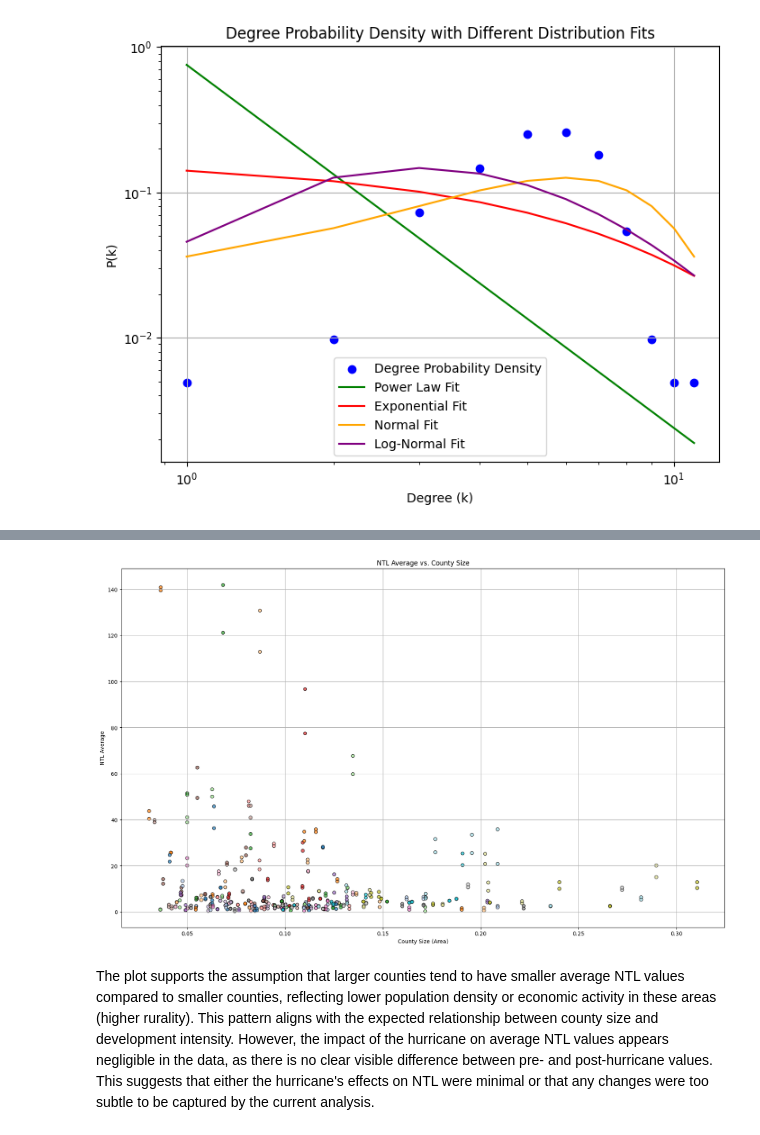
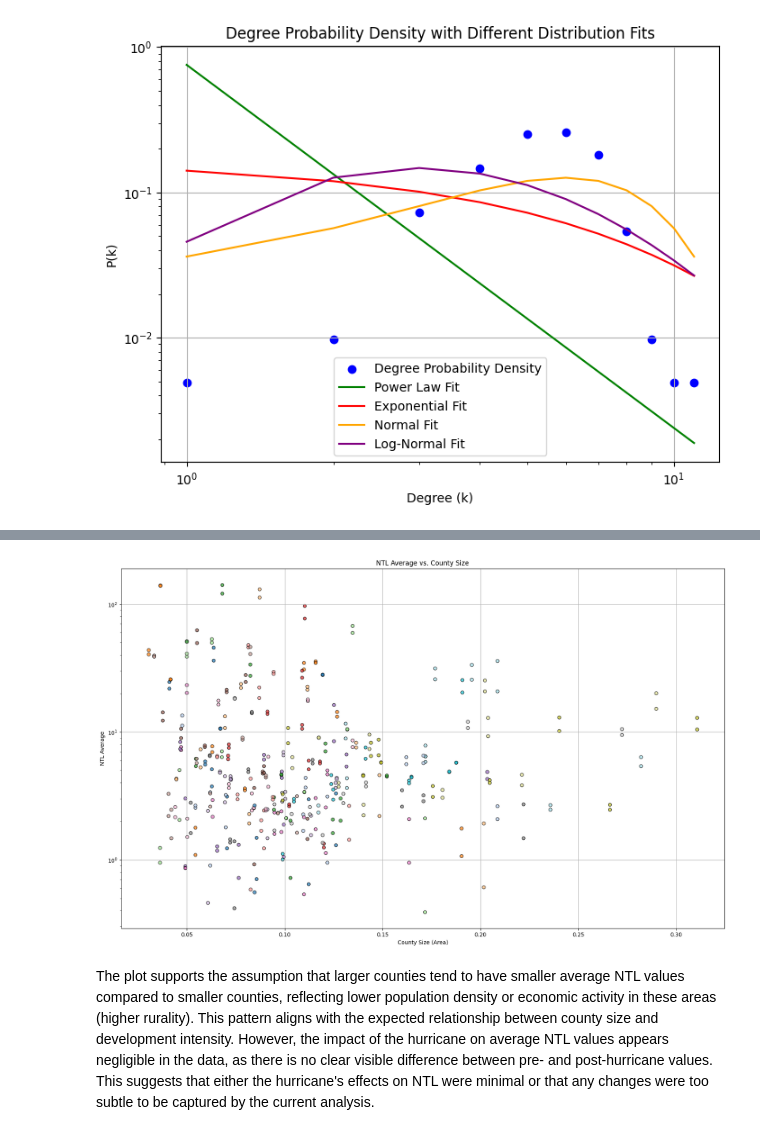
Before and after one commit to Eljuanina/Final-Project-Network-Science, a Jupyter notebook: analysis.ipynb, the cells around one changed output, grey strips where cells are left out. Saved outputs shown, nothing was run; the diff lists cells and outputs as text; code cells hidden in the pictures.

```diff
--- a/analysis.ipynb
+++ b/analysis.ipynb
@@ -354,108 +254,86 @@ The differences in community detection outcomes highlight the influence of edge
 # %%
-import matplotlib.pyplot as plt
-from shapely import wkt
-import numpy as np
 import matplotlib.cm as cm
 
-# Extract area and NTL average data
+# extract area and NTL average data
 areas = {}
 ntl_avgs = {}
 
-# Dates to use for NTL average
+# dates to use for NTL average
 target_date_1 = '2024-09-25'
 target_date_2 = '2024-09-30'
 
-# Use a colormap to color the points differently (updated)
-cmap = plt.colormaps['tab20']  # Use the new method for colormap
+# use a colormap to color the points differently
+cmap = plt.colormaps['tab20']
 
-# Dictionary to map each county to a unique color
+# dictionary to map each county to a unique color
 county_colors = {}
 
 for i, (node, data) in enumerate(nx_ntl.nodes(data=True)):
-    # Compute county area
+    # compute county area
     if "geometry" in data:
         try:
-            # Ensure the geometry is a string before parsing (in case it is not)
-            geometry = wkt.loads(str(data["geometry"]))  # Parse WKT geometry
-            if geometry.is_valid:  # Ensure geometry is valid
-                areas[node] = geometry.area  # Get the area of the geometry
+            # ensure geometry is a string before parsing
+            geometry = wkt.loads(str(data["geometry"]))
+            # ensure geometry is valid
+            if geometry.is_valid:
+                # get the area of the geometry
+                areas[node] = geometry.area
             else:
                 print(f"Invalid geometry for node {node}")
         except Exception as e:
             print(f"Error processing geometry for node {node}: {e}")
             continue
 
-    # Extract NTL average for the target dates
+    # extract NTL average for the target dates
     if "ntl" in data:
         try:
             ntl_data = data["ntl"]
 
-            # Extract NTL averages for the specified dates
+            # extract NTL averages for the specified dates
             ntl_avgs[node] = {
                 target_date_1: ntl_data.get(target_date_1, {}).get(f"{target_date_1}_avg", 0),
                 target_date_2: ntl_data.get(target_date_2, {}).get(f"{target_date_2}_avg", 0)
             }
 
-            # Assign a unique color for each county based on its index
-            county_colors[node] = cmap(i / len(nx_ntl.nodes()))  # Normalize the index for the colormap
+            # assign a unique color for each county based on its index
+            county_colors[node] = cmap(i / len(nx_ntl.nodes()))  # normalize the index for the colormap
         except Exception as e:
             print(f"Error processing NTL data for node {node}: {e}")
 
-# Ensure matched nodes for plotting
+# ensure matched nodes for plotting
 common_nodes = set(areas.keys()) & set(ntl_avgs.keys())
 areas_filtered = [areas[node] for node in common_nodes]
 ntl_avgs_filtered_1 = [ntl_avgs[node][target_date_1] for node in common_nodes]
 ntl_avgs_filtered_2 = [ntl_avgs[node][target_date_2] for node in common_nodes]
 
-# Check if there is data to plot
+# check if there is data to plot
 if areas_filtered and ntl_avgs_filtered_1 and ntl_avgs_filtered_2:
-    # Create the figure
     plt.figure(figsize=(20, 12))
 
-    # Plot NTL average vs. county size for both dates, using consistent colors for each county
+    # plot NTL average vs. county size for both dates, using consistent colors for each county
     for i, node in enumerate(common_nodes):
-        color = county_colors[node]  # Get the color assigned to this county
+        # get the color assigned to this county
+        color = county_colors[node]
 
-        # Plot for the first date
+        # plot for the first date
         plt.scatter(areas[node], ntl_avgs[node][target_date_1], alpha=0.7, edgecolors='k', c=[color])
 
-        # Plot for the second date
+        # plot for the second date
         plt.scatter(areas[node], ntl_avgs[node][target_date_2], alpha=0.7, edgecolors='k', c=[color])
 
-    # Add a trendline for the first date (optional)
-    z1 = np.polyfit(areas_filtered, ntl_avgs_filtered_1, 1)
-    p1 = np.poly1d(z1)
-
-    # Add a trendline for the second date (optional)
-    z2 = np.polyfit(areas_filtered, ntl_avgs_filtered_2, 1)
-    p2 = np.poly1d(z2)
-
-    # Customize plot
     plt.title("NTL Average vs. County Size")
     plt.xlabel("County Size (Area)")
     plt.ylabel("NTL Average")
+    # make it logscale
+    plt.yscale("log")
     plt.grid(True)
-
-    """
-    # Custom legend for county names only (no dates)
-    handles = []
-    labels = []
-    for node in common_nodes:
-        if node not in labels:
-            # Add the handle and label only if the county hasn't been added yet
-            handle = plt.Line2D([0], [0], marker='o', color='w', markerfacecolor=county_colors[node], markersize=10)
-            handles.append(handle)
-            labels.append(node)
-
-    plt.legend(handles, labels, loc='upper left', bbox_to_anchor=(1, 1), fontsize=8)
-    """
 
     plt.show()
 
 else:
     print("No data to plot. Ensure that there are matching areas and NTL data.")
 # %% [output]
-[figure, old version]
+[figure, new version]
 # %% [markdown]
 The plot supports the assumption that larger counties tend to have smaller average NTL values compared to smaller counties, reflecting lower population density or economic activity in these areas (higher rurality). This pattern aligns with the expected relationship between county size and development intensity. However, the impact of the hurricane on average NTL values appears negligible in the data, as there is no clear visible difference between pre- and post-hurricane values. This suggests that either the hurricane's effects on NTL were minimal or that any changes were too subtle to be captured by the current analysis.
 # %%
```
Also changed, not shown: parts of 23 cells of this notebook.
